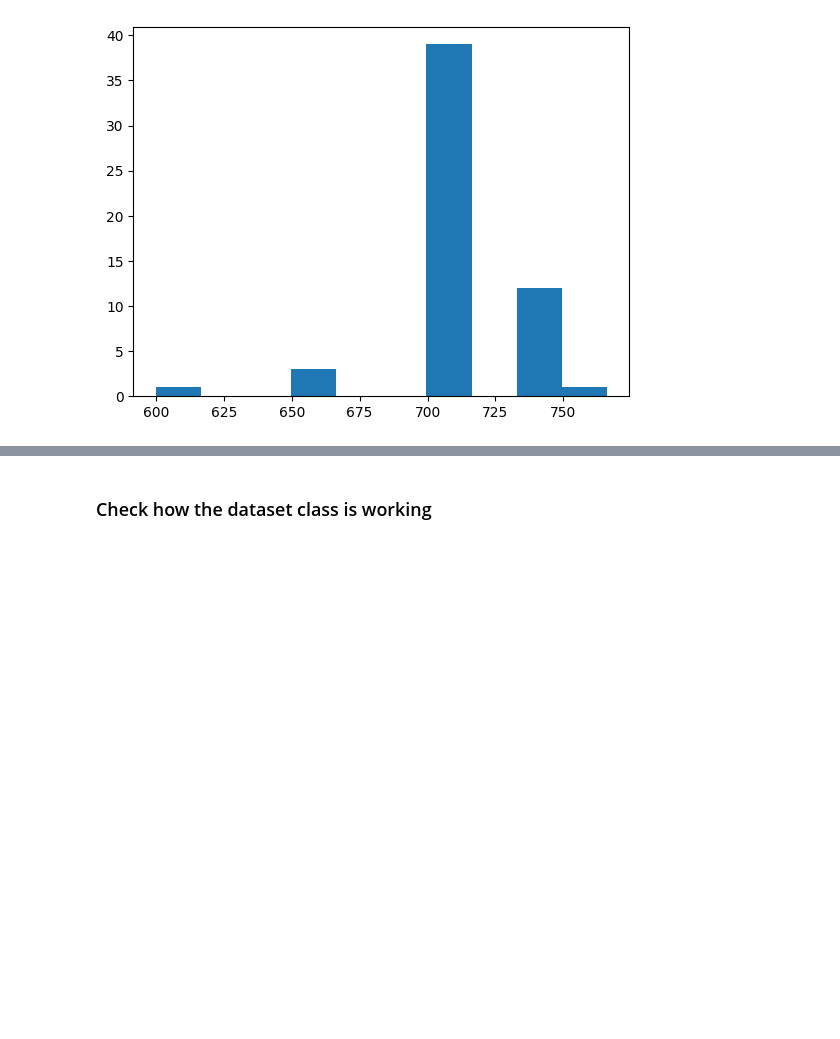
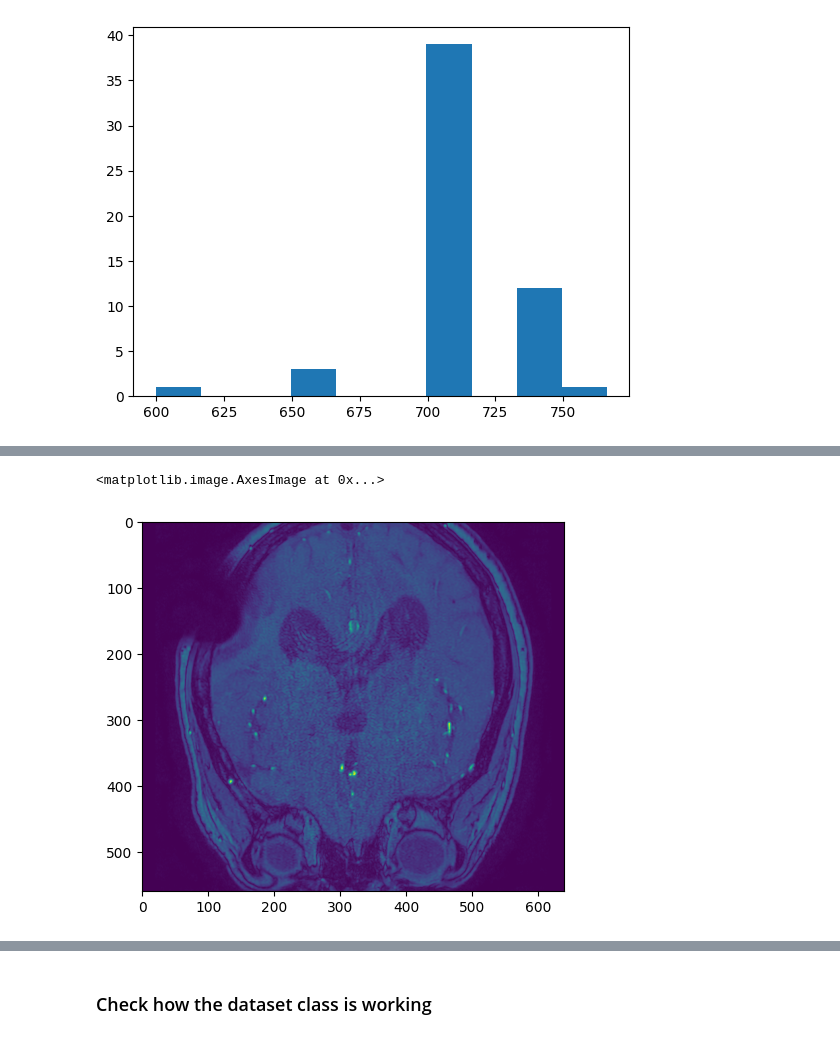
Before and after one commit to JdbermeoUZH/MastersThesisUIASegmentation, a Jupyter notebook: notebooks/random_stuff.ipynb, the cells around one changed output, grey strips where cells are left out. Cells and saved outputs as stored; diff of their text form; code cells hidden in the pictures; blank space fills up the shorter version.

```diff
--- a/notebooks/random_stuff.ipynb
+++ b/notebooks/random_stuff.ipynb
@@ -97,0 +159,3 @@ plt.hist(np.array(shapes)[:, 1])
+# %%
+target_size = [160, 560, 640]
+target_resolution = (0.6, 0.3, 0.3)
@@ -97,0 +180,15 @@ plt.hist(np.array(shapes)[:, 1])
+# %%
+affine = [
+    [orig_voxel_size[0], 0, 0, 0],
+    [0, orig_voxel_size[1], 0, 0],
+    [0, 0, orig_voxel_size[2], 0],
+    [0, 0, 0, 1]]
+img = nib.Nifti1Image(image, affine)
+img.header.set_zooms(orig_voxel_size)
+# %%
+img_cropped = nibp.conform(img, target_size, voxel_size=target_resolution, order=3)
+# %%
+plt.imshow(img_cropped.get_fdata()[60, :, :])
+# %% [output]
+<matplotlib.image.AxesImage at 0x...>
+[figure, added]
```
Also changed, not shown: parts of 46 cells of this notebook, 6 other files.
